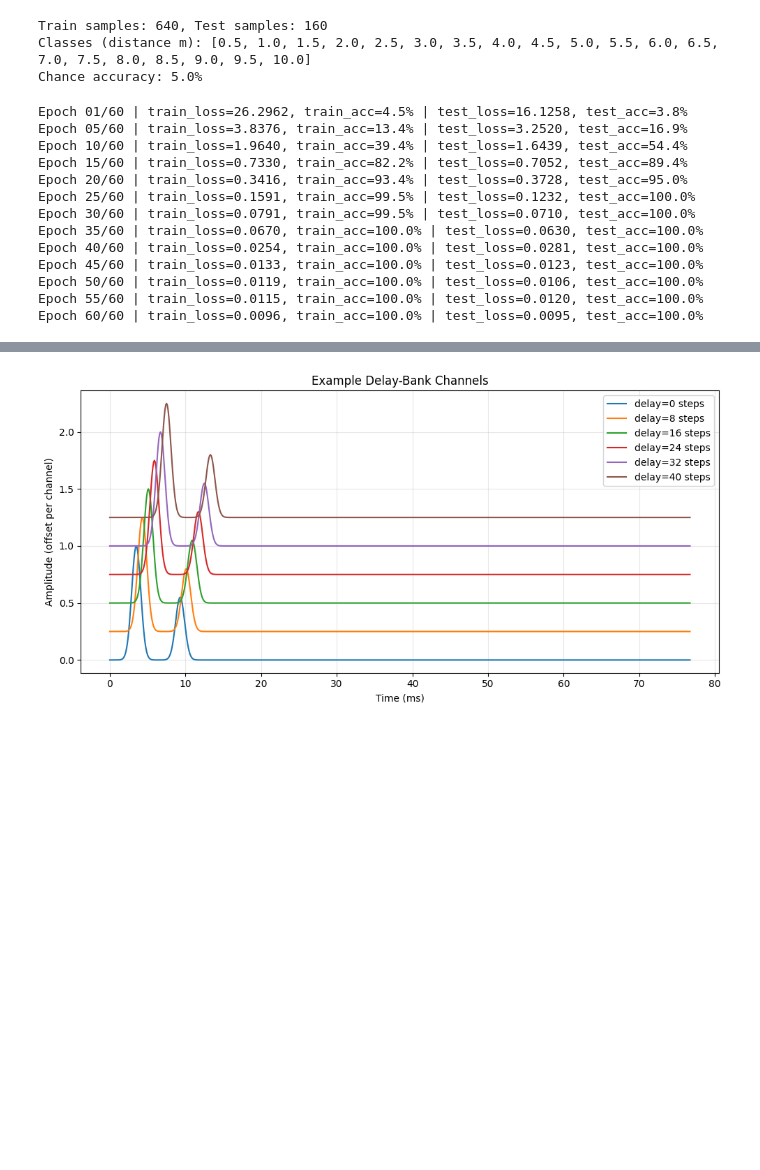
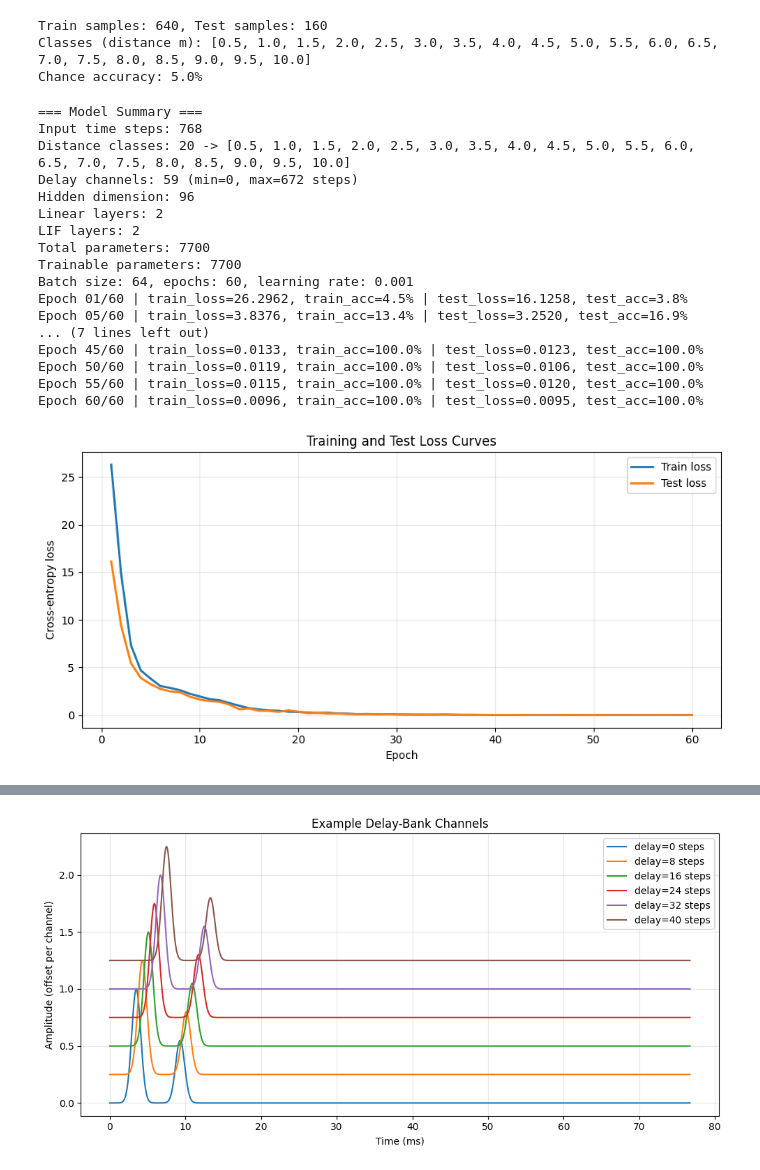
Before and after one commit to jackhenry02/Radar_SNN_3, a Jupyter notebook: network_v1.ipynb, the cells around one changed output, grey strips where cells are left out. Drawn from its saved outputs; the diff is of its cells as text; code cells hidden in the pictures; blank space fills up the shorter version.

```diff
--- a/network_v1.ipynb
+++ b/network_v1.ipynb
@@ -206,6 +245,27 @@ model = EchoDistanceSNN(
 criterion = nn.CrossEntropyLoss()
 optimizer = torch.optim.Adam(model.parameters(), lr=LR)
 
+# Model summary prints
+trainable_params = sum(p.numel() for p in model.parameters() if p.requires_grad)
+total_params = sum(p.numel() for p in model.parameters())
+num_linear_layers = sum(1 for m in model.modules() if isinstance(m, nn.Linear))
+num_lif_layers = sum(1 for m in model.modules() if isinstance(m, snn.Leaky))
+
+print("\n=== Model Summary ===")
+print(f"Input time steps: {T_STEPS}")
+print(f"Distance classes: {NUM_CLASSES} -> {DISTANCE_CLASSES_M.tolist()}")
+print(f"Delay channels: {len(DELAY_STEPS)} (min={int(DELAY_STEPS.min().item())}, max={int(DELAY_STEPS.max().item())} steps)")
+print(f"Hidden dimension: {HIDDEN_SIZE}")
+print(f"Linear layers: {num_linear_layers}")
+print(f"LIF layers: {num_lif_layers}")
+print(f"Total parameters: {total_params}")
+print(f"Trainable parameters: {trainable_params}")
+print(f"Batch size: {BATCH_SIZE}, epochs: {EPOCHS}, learning rate: {LR}")
+
+train_loss_hist = []
+test_loss_hist = []
+train_acc_hist = []
+test_acc_hist = []
 
 def evaluate(loader):
     model.eval()
@@ -263,6 +323,11 @@ for epoch in range(1, EPOCHS + 1):
 
     test_loss, test_acc = evaluate(test_loader)
 
+    train_loss_hist.append(train_loss)
+    test_loss_hist.append(test_loss)
+    train_acc_hist.append(train_acc)
+    test_acc_hist.append(test_acc)
+
     if epoch == 1 or epoch % 5 == 0 or epoch == EPOCHS:
         print(
             f"Epoch {epoch:02d}/{EPOCHS} | "
@@ -270,16 +335,37 @@ for epoch in range(1, EPOCHS + 1):
             f"test_loss={test_loss:.4f}, test_acc={test_acc * 100:.1f}%"
         )
 # %% [output]
+=== Model Summary ===
+Input time steps: 768
+Distance classes: 20 -> [0.5, 1.0, 1.5, 2.0, 2.5, 3.0, 3.5, 4.0, 4.5, 5.0, 5.5, 6.0, 6.5, 7.0, 7.5, 8.0, 8.5, 9.0, 9.5, 10.0]
+Delay channels: 59 (min=0, max=672 steps)
+Hidden dimension: 96
+Linear layers: 2
+LIF layers: 2
+Total parameters: 7700
+Trainable parameters: 7700
+Batch size: 64, epochs: 60, learning rate: 0.001
 Epoch 01/60 | train_loss=26.2962, train_acc=4.5% | test_loss=16.1258, test_acc=3.8%
 Epoch 05/60 | train_loss=3.8376, train_acc=13.4% | test_loss=3.2520, test_acc=16.9%
-Epoch 10/60 | train_loss=1.9640, train_acc=39.4% | test_loss=1.6439, test_acc=54.4%
-Epoch 15/60 | train_loss=0.7330, train_acc=82.2% | test_loss=0.7052, test_acc=89.4%
-Epoch 20/60 | train_loss=0.3416, train_acc=93.4% | test_loss=0.3728, test_acc=95.0%
-Epoch 25/60 | train_loss=0.1591, train_acc=99.5% | test_loss=0.1232, test_acc=100.0%
-Epoch 30/60 | train_loss=0.0791, train_acc=99.5% | test_loss=0.0710, test_acc=100.0%
-Epoch 35/60 | train_loss=0.0670, train_acc=100.0% | test_loss=0.0630, test_acc=100.0%
-Epoch 40/60 | train_loss=0.0254, train_acc=100.0% | test_loss=0.0281, test_acc=100.0%
+... (7 lines left out)
 Epoch 45/60 | train_loss=0.0133, train_acc=100.0% | test_loss=0.0123, test_acc=100.0%
 Epoch 50/60 | train_loss=0.0119, train_acc=100.0% | test_loss=0.0106, test_acc=100.0%
 Epoch 55/60 | train_loss=0.0115, train_acc=100.0% | test_loss=0.0120, test_acc=100.0%
 Epoch 60/60 | train_loss=0.0096, train_acc=100.0% | test_loss=0.0095, test_acc=100.0%
+# %%
+# Loss curves across epochs
+epochs = np.arange(1, EPOCHS + 1)
+
+plt.figure(figsize=(9, 4.5))
+plt.plot(epochs, train_loss_hist, label="Train loss", linewidth=2)
+plt.plot(epochs, test_loss_hist, label="Test loss", linewidth=2)
+plt.xlabel("Epoch")
+plt.ylabel("Cross-entropy loss")
+plt.title("Training and Test Loss Curves")
+plt.grid(alpha=0.3)
+plt.legend()
+plt.tight_layout()
+plt.savefig('images_net_1/loss_curves.png')
+plt.show()
+# %% [output]
+[figure, added]
```
Also changed, not shown: parts of 6 cells of this notebook, 43 other files.
